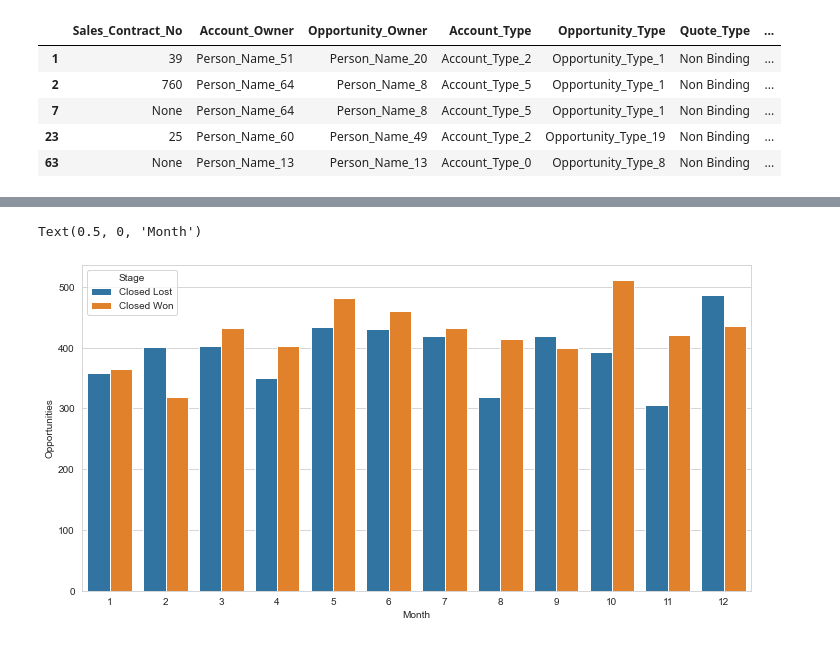
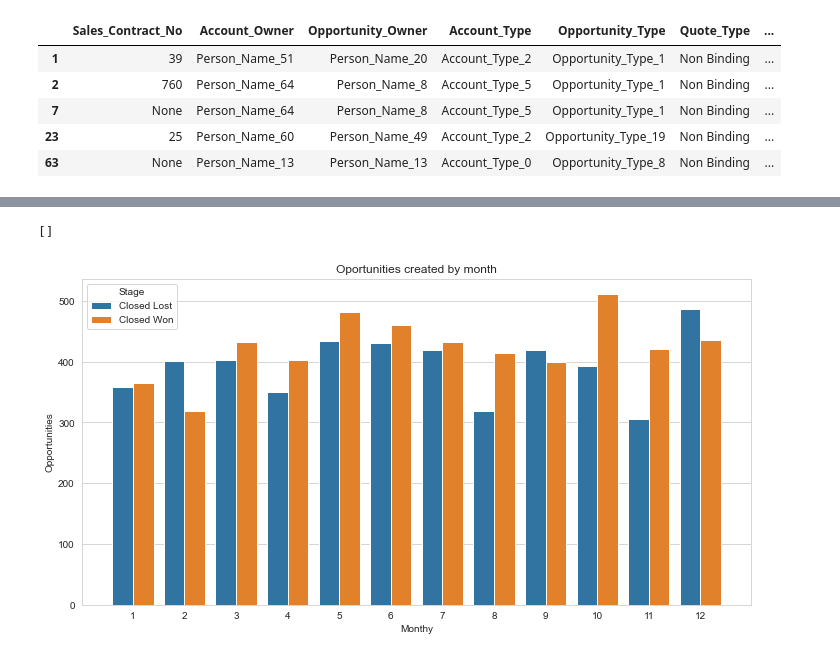
Before and after one commit to fede-alt/datos_2c2020_tp1, a Jupyter notebook: Pruebas/Pruebas_Fede.ipynb, the cells around one changed output, grey strips where cells are left out. Saved outputs shown, nothing was run; the diff lists cells and outputs as text; code cells hidden in the pictures.

```diff
--- a/Pruebas/Pruebas_Fede.ipynb
+++ b/Pruebas/Pruebas_Fede.ipynb
@@ -102,9 +89,13 @@ Oportunidades promedio por Account_Owner = 98.3125
 # %%
+##OPORTUNIDADES CREADAS POR MES (según target)
+
 moth_creation = df[(df["Stage"]=="Closed Won") | (df["Stage"]=="Closed Lost")].drop_duplicates(subset=['Opportunity_ID'], keep='last').groupby(["Opportunity_Created_Month","Stage"]).agg({"Opportunity_ID":"count"}).reset_index()
 fig, ax = plt.subplots(figsize = (12,6))
 fig = sns.barplot(data=moth_creation,x="Opportunity_Created_Month", y="Opportunity_ID", hue="Stage", ax=ax)
 fig.set_ylabel("Opportunities")
-fig.set_xlabel("Month")
+fig.set_xlabel("Monthy")
+fig.set_title("Oportunities created by month")
+fig.plot()
 # %% [output]
-Text(0.5, 0, 'Month')
+[]
-[figure, old version]
+[figure, new version]
```
Also changed, not shown: parts of 3 cells of this notebook.
